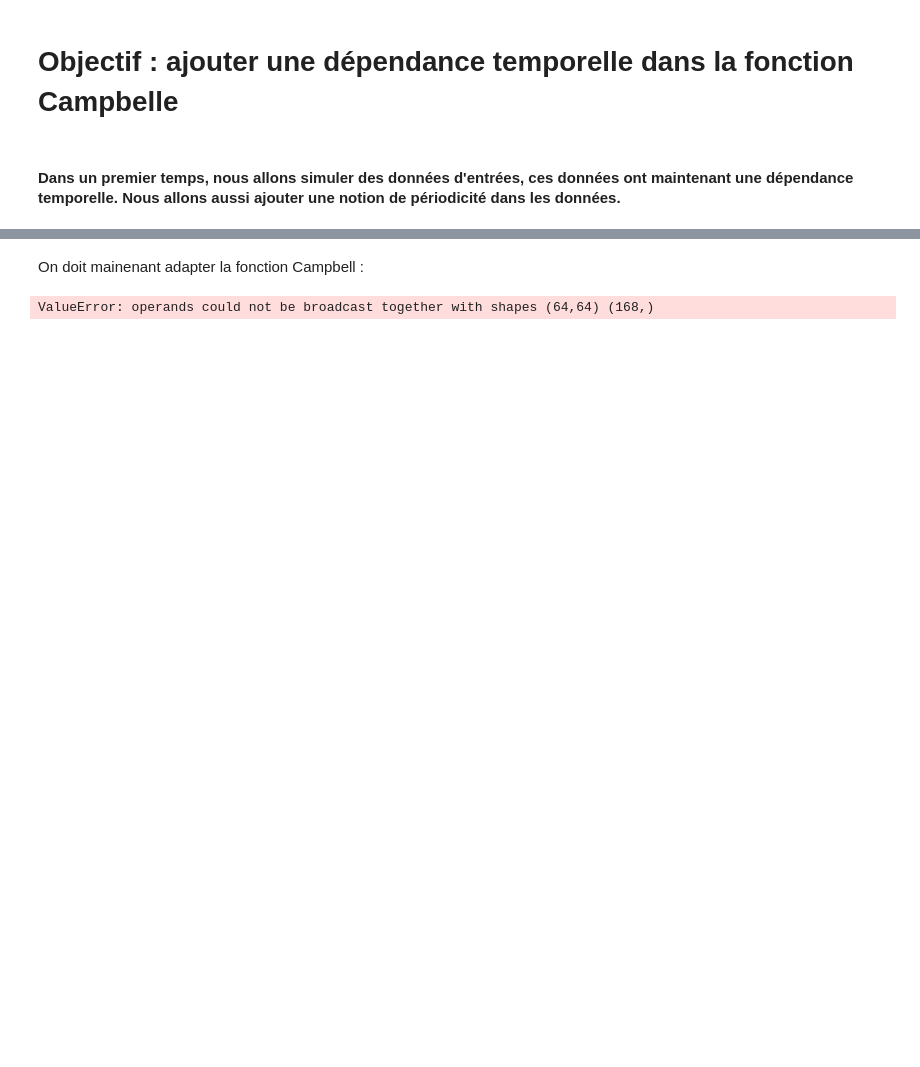
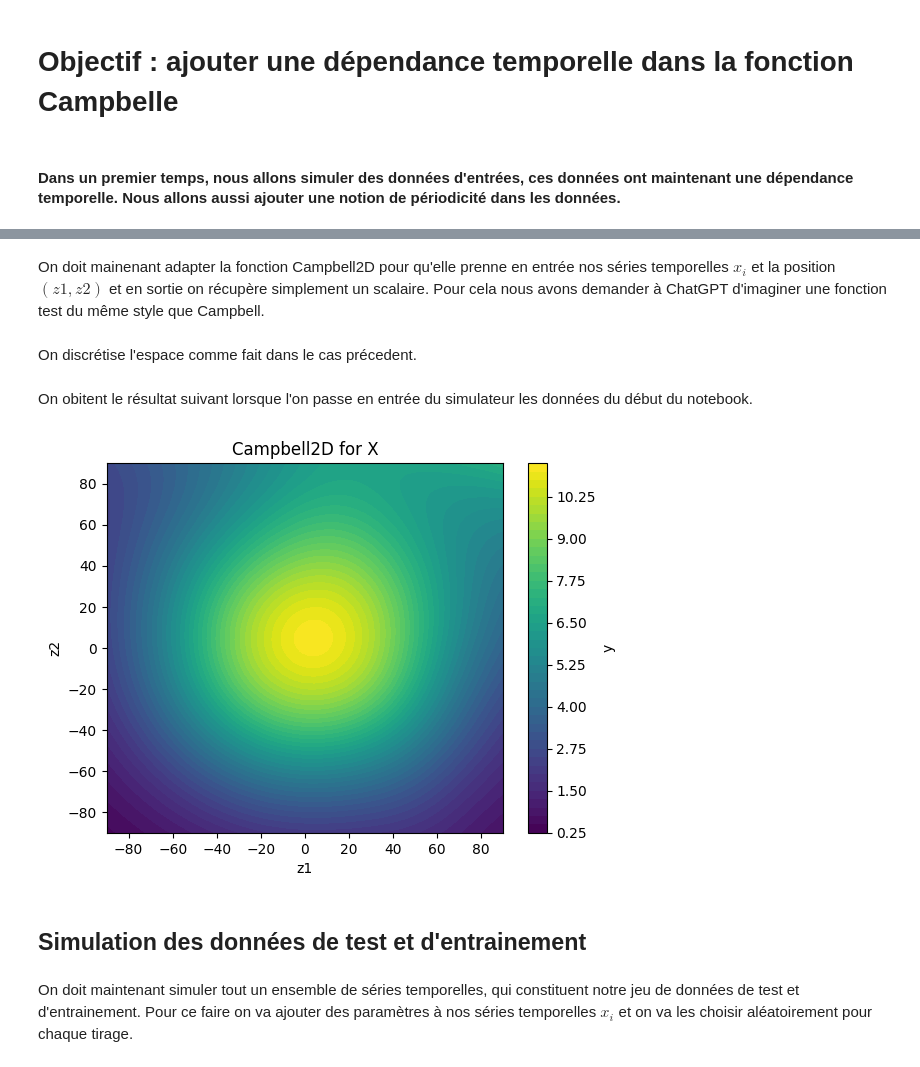
Before and after one commit to Viictordvd/Vigilance-Vagues-Submersion, a Jupyter notebook: Time_Campbell.ipynb, the cells around one changed output, grey strips where cells are left out. Drawn from its saved outputs; the diff is of its cells as text; code cells hidden in the pictures; blank space fills up the shorter version.

Commit message:
obtention de résultats avec des entrées de type séries temporelles

```diff
--- a/Time_Campbell.ipynb
+++ b/Time_Campbell.ipynb
@@ -43,16 +43,32 @@ plt.show()
 # %% [markdown]
-On doit mainenant adapter la fonction Campbell :
+On doit mainenant adapter la fonction Campbell2D pour qu'elle prenne en entrée nos séries temporelles $x_i$ et la position $(z1,z2)$ et en sortie on récupère simplement un scalaire.
+Pour cela nous avons demander à ChatGPT d'imaginer une fonction test du même style que Campbell.
 # %%
-def Simulateur(x,z1,z2):
-  return x[0]*np.exp(-(0.8*z1+0.2*z2-10*x[1])**2/(60*x[0]**2))+(x[1]+x[3])*np.exp((0.5*z1+0.5*z2)*x[0]/500)+x[4]*(x[2]-2)*np.exp(-(0.4*z1+0.6*z2-20*x[5])**2/(40*x[4]**2))+(x[5]+x[7])*np.exp((0.3*z1+0.7*z2)*x[6]/250)
+def Simulateur(xi, z1, z2):
+    """
+    xi : ndarray (n_temps, n_x) dans [-1,1]
+    z1, z2 : scalaires dans [-90,90]
+    Retour : scalaire
+    """
+    # Normalisation de z1/z2 pour éviter explosion
+    z1_scaled = z1 / 50   # diviser par 50 → [-1.8, 1.8]
+    z2_scaled = z2 / 50
 
-n_grid = 64
-D = n_grid**2
-z1_vals=np.linspace(-90,90,n_grid)
-z2_vals=np.linspace(-90,90,n_grid)
+    # Statistiques sur le temps
+    x_mean = np.mean(xi, axis=0)
+    x_max = np.max(xi, axis=0)
+    x_min = np.min(xi, axis=0)
+    x_var = np.var(xi, axis=0)
 
-Z1,Z2=np.meshgrid(z1_vals,z2_vals)
-X=np.array([x1,x2,x3,x4,x5,x6,x7,x8])
-Y=Simulateur(X,Z1,Z2)
+    # Combinaison non-linéaire stable
+    val = (
+        x_mean[0] * np.exp(-(0.8*z1_scaled + 0.2*z2_scaled - 0.5*x_max[1])**2 / (0.6*x_var[0]+1e-6)) +
+        (x_min[1] + x_mean[3]) * np.exp((0.5*z1_scaled + 0.5*z2_scaled) * np.sin(x_mean[0])) +
+        x_max[4]*(x_mean[2]-0.5) * np.exp(-(0.4*z1_scaled + 0.6*z2_scaled - x_mean[5])**2 / (0.4*x_var[4]+1e-6)) +
+        (x_mean[5] + x_max[7]) * np.exp((0.3*z1_scaled + 0.7*z2_scaled) * np.cos(x_mean[6])) +
+        np.sum(np.tanh(x_mean)) * np.exp(-0.5*(z1_scaled**2 + z2_scaled**2))
+    )
+
+    return val
-# %% [output]
-ValueError: operands could not be broadcast together with shapes (64,64) (168,)
+# %% [markdown]
+On discrétise l'espace comme fait dans le cas précedent.
@@ -58,0 +82,19 @@ ValueError: operands could not be broadcast together with shapes (64,64) (168,)
+# %% [markdown]
+On obitent le résultat suivant lorsque l'on passe en entrée du simulateur les données du début du notebook.
+# %%
+X=np.array([x1,x2,x3,x4,x5,x6,x7,x8])  # Les 8 séries temporelles sur la semaine
+Y=Simulateur(X,Z1,Z2)         # La carte de sortie
+
+
+contour = plt.contourf(Z1, Z2, Y, levels=50)
+plt.colorbar(contour, label='y')
+plt.xlabel('z1')
+plt.ylabel('z2')
+plt.title(f'Campbell2D for X')
+plt.show()
+# %% [output]
+[figure, added]
+# %% [markdown]
+## Simulation des données de test et d'entrainement
+# %% [markdown]
+On doit maintenant simuler tout un ensemble de séries temporelles, qui constituent notre jeu de données de test et d'entrainement. Pour ce faire on va ajouter des paramètres à nos séries temporelles $x_i$ et on va les choisir aléatoirement pour chaque tirage.
```
Also changed, not shown: parts of 9 cells of this notebook.
